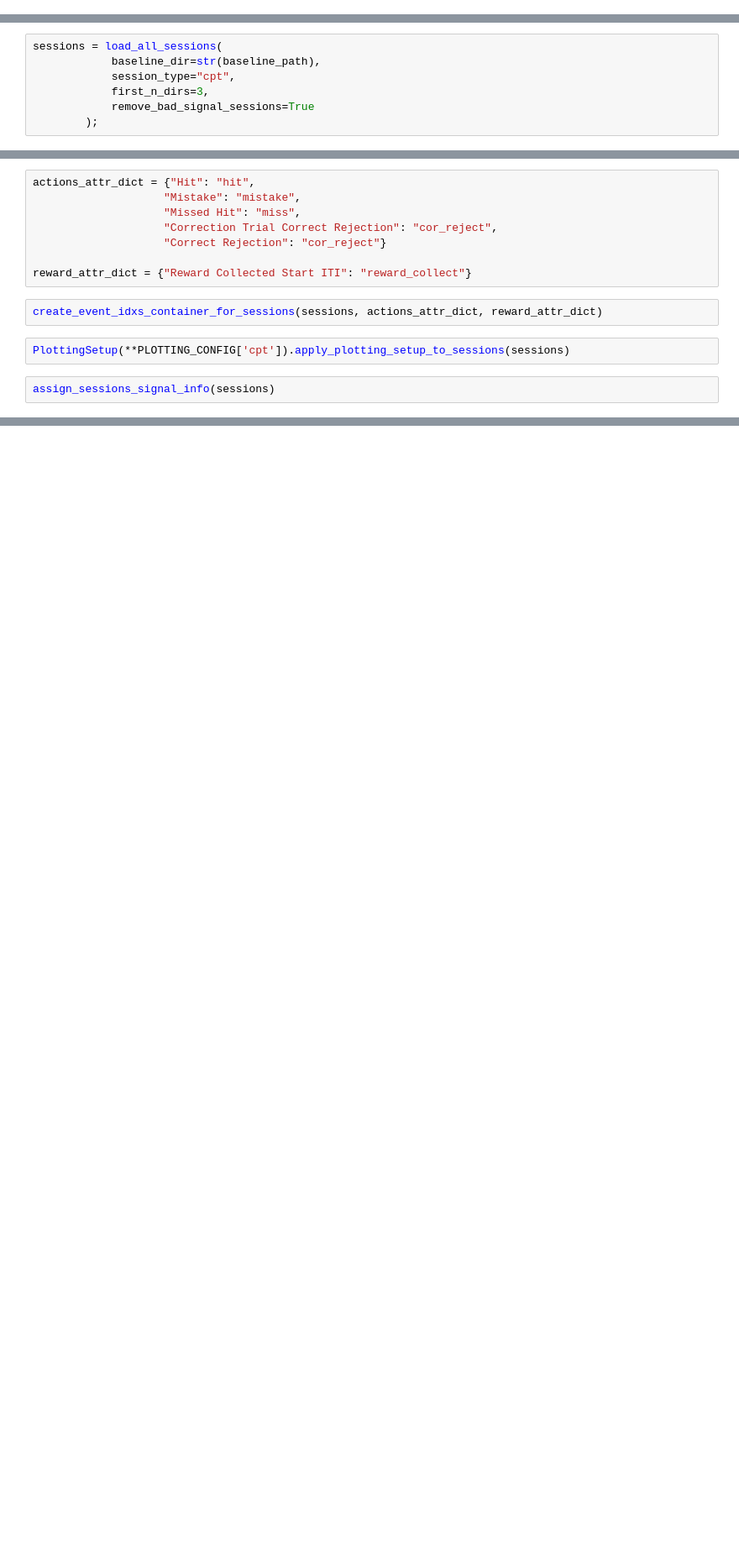
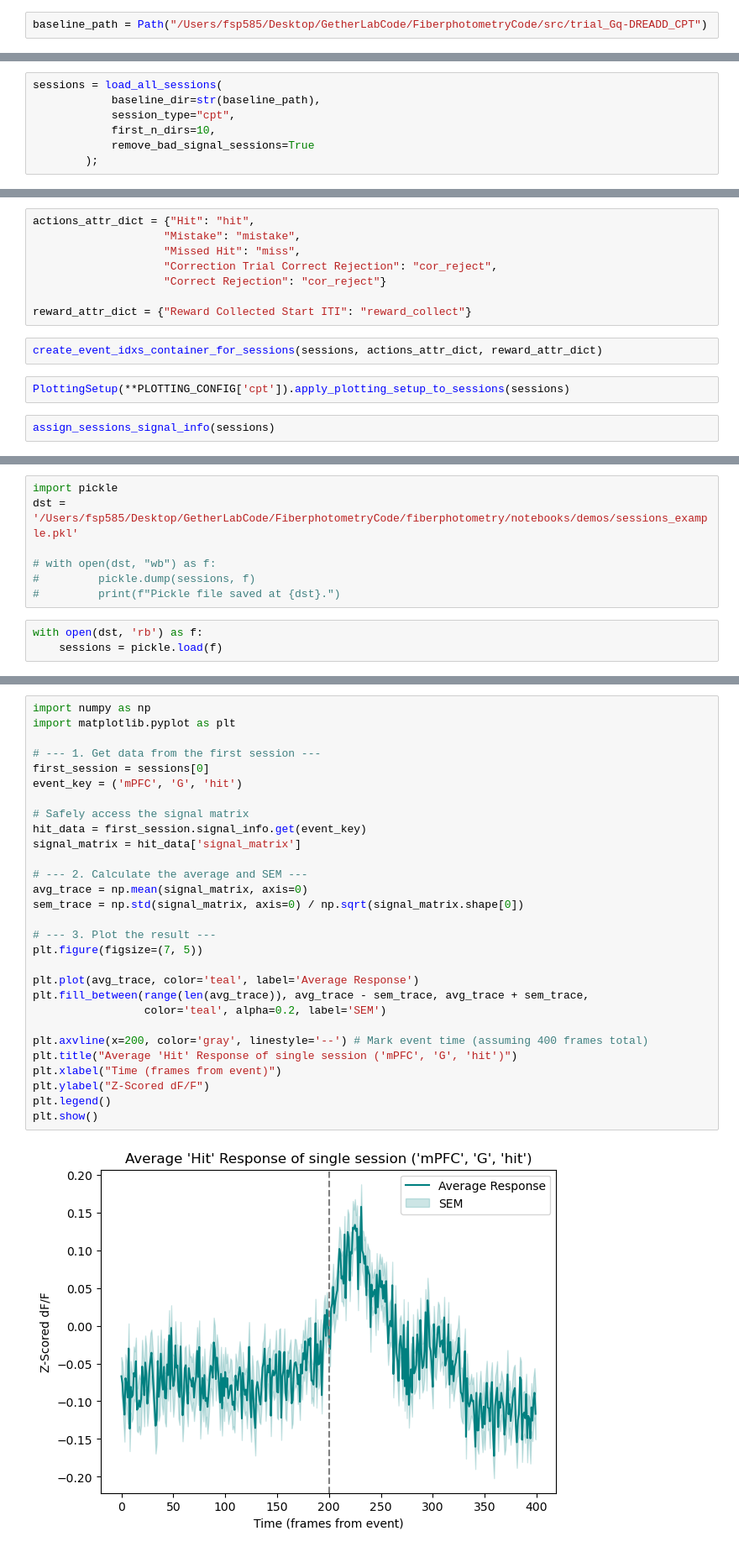
Before and after one commit to sebeliassen/FiberphotometryCode, a Jupyter notebook: fiberphotometry/notebooks/demos/plotting_by_genotype.ipynb, the cells around one changed output, grey strips where cells are left out. Shown at 84% size. Drawn from its saved outputs; the diff is of its cells as text; blank space fills up the shorter version.

```diff
--- a/fiberphotometry/notebooks/demos/plotting_by_genotype.ipynb
+++ b/fiberphotometry/notebooks/demos/plotting_by_genotype.ipynb
@@ -18,0 +21,2 @@ baseline_path = Path("../../../trial_Gq-DREADD_CPT")
+# %%
+baseline_path = Path("/Users/fsp585/Desktop/GetherLabCode/FiberphotometryCode/src/trial_Gq-DREADD_CPT")
@@ -20,7 +28,7 @@ baseline_path = Path("../../../trial_Gq-DREADD_CPT")
 sessions = load_all_sessions(
             baseline_dir=str(baseline_path),
             session_type="cpt",
-            first_n_dirs=3,
+            first_n_dirs=10,
             remove_bad_signal_sessions=True
         );
 # %%
@@ -87,0 +99,10 @@ for k, v in s0.signal_info.items():
+# %%
+import pickle
+dst = '/Users/fsp585/Desktop/GetherLabCode/FiberphotometryCode/fiberphotometry/notebooks/demos/sessions_example.pkl'
+
+# with open(dst, "wb") as f:
+#         pickle.dump(sessions, f)
+#         print(f"Pickle file saved at {dst}.")
+# %%
+with open(dst, 'rb') as f:
+    sessions = pickle.load(f)
@@ -87,0 +115,31 @@ for k, v in s0.signal_info.items():
+# %%
+import numpy as np
+import matplotlib.pyplot as plt
+
+# --- 1. Get data from the first session ---
+first_session = sessions[0]
+event_key = ('mPFC', 'G', 'hit')
+
+# Safely access the signal matrix
+hit_data = first_session.signal_info.get(event_key)
+signal_matrix = hit_data['signal_matrix']
+
+# --- 2. Calculate the average and SEM ---
+avg_trace = np.mean(signal_matrix, axis=0)
+sem_trace = np.std(signal_matrix, axis=0) / np.sqrt(signal_matrix.shape[0])
+
+# --- 3. Plot the result ---
+plt.figure(figsize=(7, 5))
+
+plt.plot(avg_trace, color='teal', label='Average Response')
+plt.fill_between(range(len(avg_trace)), avg_trace - sem_trace, avg_trace + sem_trace,
+                 color='teal', alpha=0.2, label='SEM')
+
+plt.axvline(x=200, color='gray', linestyle='--') # Mark event time (assuming 400 frames total)
+plt.title("Average 'Hit' Response of single session ('mPFC', 'G', 'hit')")
+plt.xlabel("Time (frames from event)")
+plt.ylabel("Z-Scored dF/F")
+plt.legend()
+plt.show()
+# %% [output]
+[figure, added]
```
Also changed, not shown: parts of 18 cells of this notebook, 6 other files.
